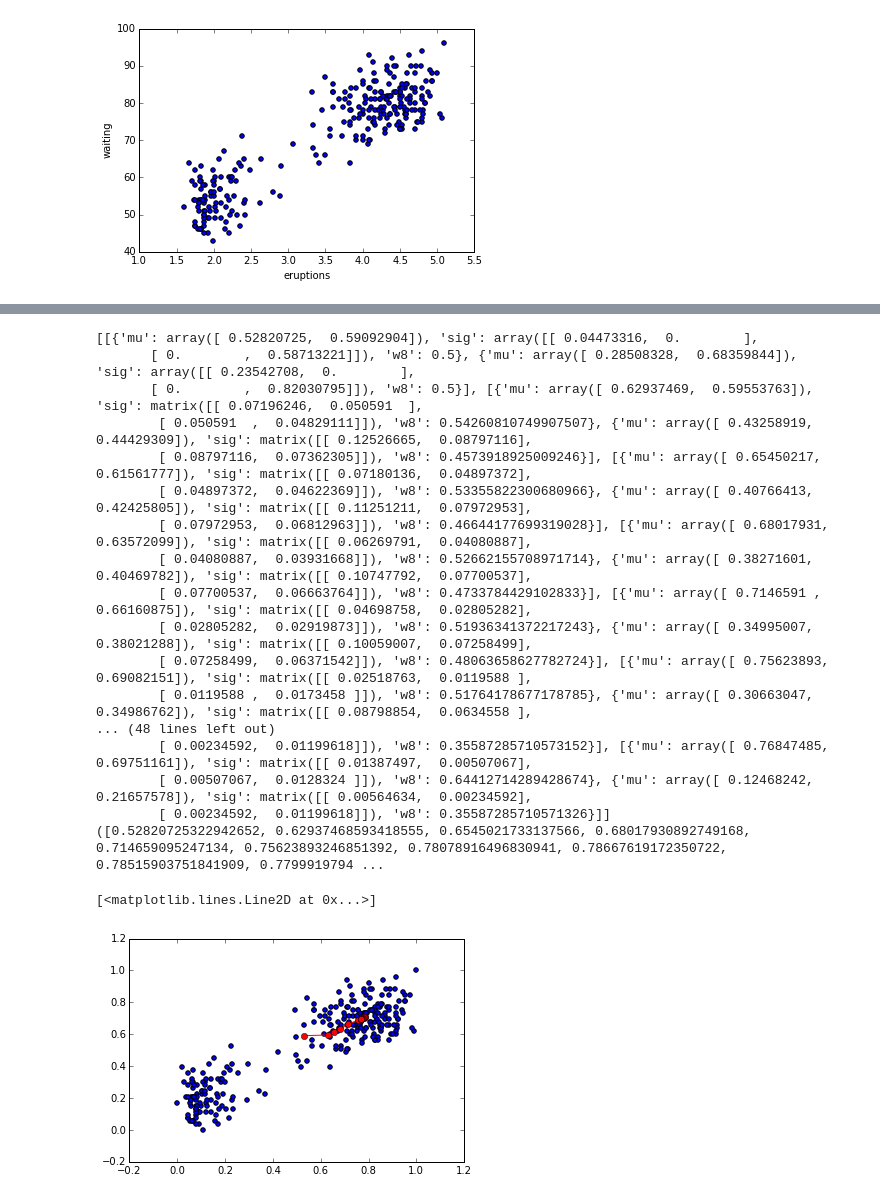
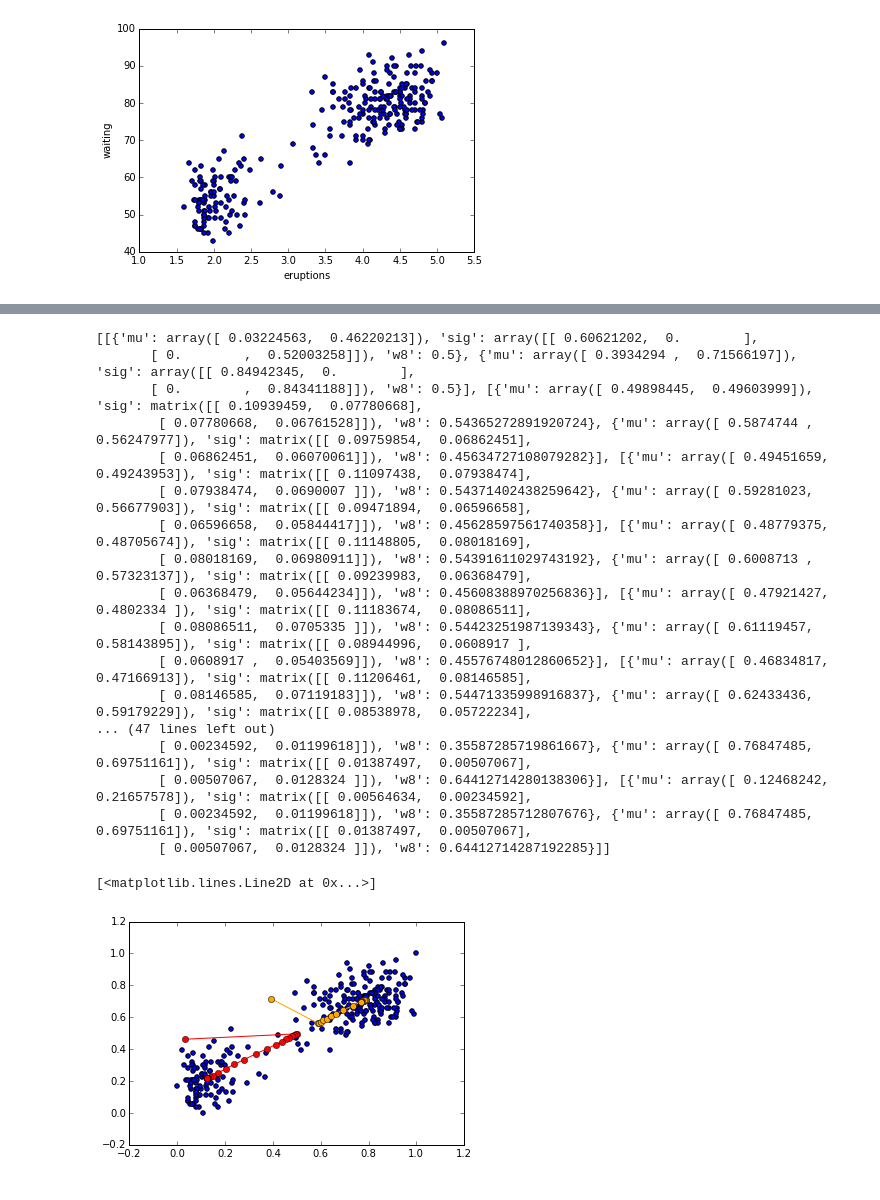
Before and after one commit to code-11/AppliedMachineLearning, a Jupyter notebook: hw3/Q2.ipynb, the cells around one changed output, grey strips where cells are left out. Cells and saved outputs as stored; diff of their text form; code cells hidden in the pictures.

```diff
--- a/hw3/Q2.ipynb
+++ b/hw3/Q2.ipynb
@@ -242,54 +242,61 @@ plt.scatter(DATA_DF["ceruptions"], DATA_DF["cwaiting"],c="blue")
 print(history)
 
 #     things=gausses
 #     meansx= [things[0]["mu"][0]]
 #     meansx2=[things[1]["mu"][0]]
 #     meansy= [things[0]["mu"][1]]
 #     meansy2=[things[1]["mu"][1]]
 #     plt.scatter(meansx,meansy,c="red")
 #     plt.plot(meansx,meansy,'-o',c="red")
 #     plt.scatter(meansx2,meansy2,c="yellow")
 #     plt.plot(meansx2,meansy2,'-o',c="yellow")
 
-xs=[]
-ys=[]
+xs1=[]
+ys1=[]
+xs2=[]
+ys2=[]
 for gaus_package in history:
     gaus=gaus_package[0]
+    gaus2=gaus_package[1]
     mean=gaus["mu"]
-    xs.append(mean[0])
-    ys.append(mean[1])
+    mean2=gaus2["mu"]
+    xs1.append(mean[0])
+    ys1.append(mean[1])
+    xs2.append(mean2[0])
+    ys2.append(mean2[1])
 
-print(xs,ys)
-plt.plot(xs,ys,'-o',c="red")
+# print(xs,ys)
+plt.plot(xs1,ys1,'-o',c="red")
+plt.plot(xs2,ys2,'-o',c="orange")
 # print(things)
 
 
 
 
 # weights=generate_weights(FEATURES,gausses)
 # recalc_params(gausses,weights,FEATURES)
 
 
 # generate_denom(np.array([0.571429,0.679245]),gausses)
 
 #step two
 # %% [output]
-[[{'mu': array([ 0.52820725,  0.59092904]), 'sig': array([[ 0.04473316,  0.        ],
-       [ 0.        ,  0.58713221]]), 'w8': 0.5}, {'mu': array([ 0.28508328,  0.68359844]), 'sig': array([[ 0.23542708,  0.        ],
-       [ 0.        ,  0.82030795]]), 'w8': 0.5}], [{'mu': array([ 0.62937469,  0.59553763]), 'sig': matrix([[ 0.07196246,  0.050591  ],
-        [ 0.050591  ,  0.04829111]]), 'w8': 0.54260810749907507}, {'mu': array([ 0.43258919,  0.44429309]), 'sig': matrix([[ 0.12526665,  0.08797116],
-        [ 0.08797116,  0.07362305]]), 'w8': 0.4573918925009246}], [{'mu': array([ 0.65450217,  0.61561777]), 'sig': matrix([[ 0.07180136,  0.04897372],
-        [ 0.04897372,  0.04622369]]), 'w8': 0.53355822300680966}, {'mu': array([ 0.40766413,  0.42425805]), 'sig': matrix([[ 0.11251211,  0.07972953],
-        [ 0.07972953,  0.06812963]]), 'w8': 0.46644177699319028}], [{'mu': array([ 0.68017931,  0.63572099]), 'sig': matrix([[ 0.06269791,  0.04080887],
-        [ 0.04080887,  0.03931668]]), 'w8': 0.52662155708971714}, {'mu': array([ 0.38271601,  0.40469782]), 'sig': matrix([[ 0.10747792,  0.07700537],
-        [ 0.07700537,  0.06663764]]), 'w8': 0.4733784429102833}], [{'mu': array([ 0.7146591 ,  0.66160875]), 'sig': matrix([[ 0.04698758,  0.02805282],
-        [ 0.02805282,  0.02919873]]), 'w8': 0.51936341372217243}, {'mu': array([ 0.34995007,  0.38021288]), 'sig': matrix([[ 0.10059007,  0.07258499],
-        [ 0.07258499,  0.06371542]]), 'w8': 0.48063658627782724}], [{'mu': array([ 0.75623893,  0.69082151]), 'sig': matrix([[ 0.02518763,  0.0119588 ],
-        [ 0.0119588 ,  0.0173458 ]]), 'w8': 0.51764178677178785}, {'mu': array([ 0.30663047,  0.34986762]), 'sig': matrix([[ 0.08798854,  0.0634558 ],
-... (48 lines left out)
-        [ 0.00234592,  0.01199618]]), 'w8': 0.35587285710573152}], [{'mu': array([ 0.76847485,  0.69751161]), 'sig': matrix([[ 0.01387497,  0.00507067],
-        [ 0.00507067,  0.0128324 ]]), 'w8': 0.64412714289428674}, {'mu': array([ 0.12468242,  0.21657578]), 'sig': matrix([[ 0.00564634,  0.00234592],
-        [ 0.00234592,  0.01199618]]), 'w8': 0.35587285710571326}]]
-([0.52820725322942652, 0.62937468593418555, 0.6545021733137566, 0.68017930892749168, 0.714659095247134, 0.75623893246851392, 0.78078916496830941, 0.78667619172350722, 0.78515903751841909, 0.7799919794 ...
+[[{'mu': array([ 0.03224563,  0.46220213]), 'sig': array([[ 0.60621202,  0.        ],
+       [ 0.        ,  0.52003258]]), 'w8': 0.5}, {'mu': array([ 0.3934294 ,  0.71566197]), 'sig': array([[ 0.84942345,  0.        ],
+       [ 0.        ,  0.84341188]]), 'w8': 0.5}], [{'mu': array([ 0.49898445,  0.49603999]), 'sig': matrix([[ 0.10939459,  0.07780668],
+        [ 0.07780668,  0.06761528]]), 'w8': 0.54365272891920724}, {'mu': array([ 0.5874744 ,  0.56247977]), 'sig': matrix([[ 0.09759854,  0.06862451],
+        [ 0.06862451,  0.06070061]]), 'w8': 0.45634727108079282}], [{'mu': array([ 0.49451659,  0.49243953]), 'sig': matrix([[ 0.11097438,  0.07938474],
+        [ 0.07938474,  0.0690007 ]]), 'w8': 0.54371402438259642}, {'mu': array([ 0.59281023,  0.56677903]), 'sig': matrix([[ 0.09471894,  0.06596658],
+        [ 0.06596658,  0.05844417]]), 'w8': 0.45628597561740358}], [{'mu': array([ 0.48779375,  0.48705674]), 'sig': matrix([[ 0.11148805,  0.08018169],
+        [ 0.08018169,  0.06980911]]), 'w8': 0.54391611029743192}, {'mu': array([ 0.6008713 ,  0.57323137]), 'sig': matrix([[ 0.09239983,  0.06368479],
+        [ 0.06368479,  0.05644234]]), 'w8': 0.45608388970256836}], [{'mu': array([ 0.47921427,  0.4802334 ]), 'sig': matrix([[ 0.11183674,  0.08086511],
+        [ 0.08086511,  0.0705335 ]]), 'w8': 0.54423251987139343}, {'mu': array([ 0.61119457,  0.58143895]), 'sig': matrix([[ 0.08944996,  0.0608917 ],
+        [ 0.0608917 ,  0.05403569]]), 'w8': 0.45576748012860652}], [{'mu': array([ 0.46834817,  0.47166913]), 'sig': matrix([[ 0.11206461,  0.08146585],
+        [ 0.08146585,  0.07119183]]), 'w8': 0.54471335998916837}, {'mu': array([ 0.62433436,  0.59179229]), 'sig': matrix([[ 0.08538978,  0.05722234],
+... (47 lines left out)
+        [ 0.00234592,  0.01199618]]), 'w8': 0.35587285719861667}, {'mu': array([ 0.76847485,  0.69751161]), 'sig': matrix([[ 0.01387497,  0.00507067],
+        [ 0.00507067,  0.0128324 ]]), 'w8': 0.64412714280138306}], [{'mu': array([ 0.12468242,  0.21657578]), 'sig': matrix([[ 0.00564634,  0.00234592],
+        [ 0.00234592,  0.01199618]]), 'w8': 0.35587285712807676}, {'mu': array([ 0.76847485,  0.69751161]), 'sig': matrix([[ 0.01387497,  0.00507067],
+        [ 0.00507067,  0.0128324 ]]), 'w8': 0.64412714287192285}]]
 [<matplotlib.lines.Line2D at 0x...>]
-[figure, old version]
+[figure, new version]
```
Also changed, not shown: parts of 1 cell of this notebook, 6 other files.
